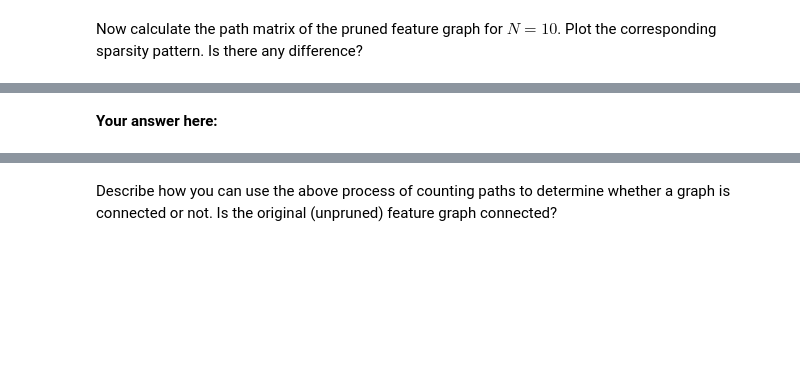
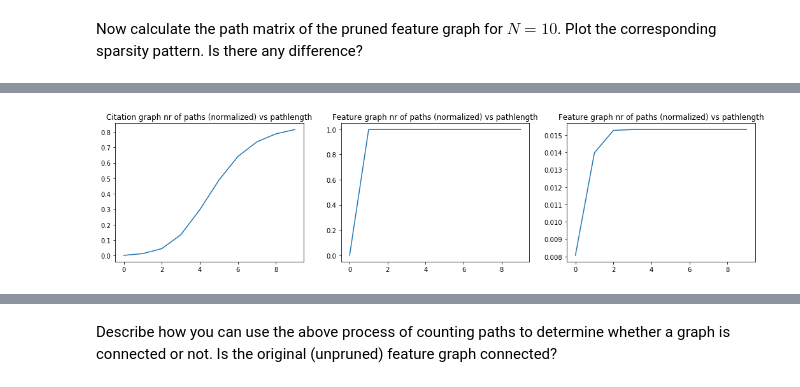
Before and after one commit to alielabridi/NTDS_2019, a Jupyter notebook: assignments/1_network_science-jonas.ipynb, the cells around one changed output, grey strips where cells are left out. Drawn from its saved outputs; the diff is of its cells as text; code cells hidden in the pictures; blank space fills up the shorter version.

```diff
--- a/assignments/1_network_science-jonas.ipynb
+++ b/assignments/1_network_science-jonas.ipynb
@@ -498,15 +516,17 @@ B = np.copy(A_feature)
 path_matrix_feature = np.copy(A_feature)
 N = 10
 start_time = time.time()
-np.count_nonzero(B)
 feature_paths_of_length_k = np.zeros(N)
+citation_paths_of_length_k[0] = np.count_nonzero(B)
 for n in range(1,N):
     B = np.matmul(A,B)
     path_matrix_feature += B
     B[np.nonzero(B)] = 1 # remove multiple path count for counting higher deg. paths
     B[range(len(B)),range(len(B))] = 0
     feature_paths_of_length_k[n] = np.count_nonzero(B)
-    print("--- %.2f seconds ---" % (time.time() - start_time))
+    print(f"{n}) {(time.time() - start_time):.2f} seconds")
+
+feature_paths_of_length_k = feature_paths_of_length_k / len(path_matrix_feature.flatten())
 
 path_matrix_citation.shape
 path_matrix_feature.shape
@@ -579,2 +582,16 @@ plt.spy(path_matrix_pruned);
-# %% [markdown]
-**Your answer here:**
+# %%
+np.count_nonzero(path_matrix_citation)
+len(path_matrix_citation.flatten())
+
+np.count_nonzero(path_matrix_feature)
+len(path_matrix_feature.flatten())
+
+fig, axes = plt.subplots(1, 3, figsize=(18, 4))
+_=axes[0].set_title('Citation graph nr of paths (normalized) vs pathlength')
+_=axes[0].plot(citation_paths_of_length_k);
+_=axes[1].set_title('Feature graph nr of paths (normalized) vs pathlength')
+_=axes[1].plot(feature_paths_of_length_k);
+_=axes[2].set_title('Feature graph nr of paths (normalized) vs pathlength')
+_=axes[2].plot(feature_pruned_paths_of_length_k);
+# %% [output]
+[figure, added]
```
Also changed, not shown: parts of 17 cells of this notebook.
